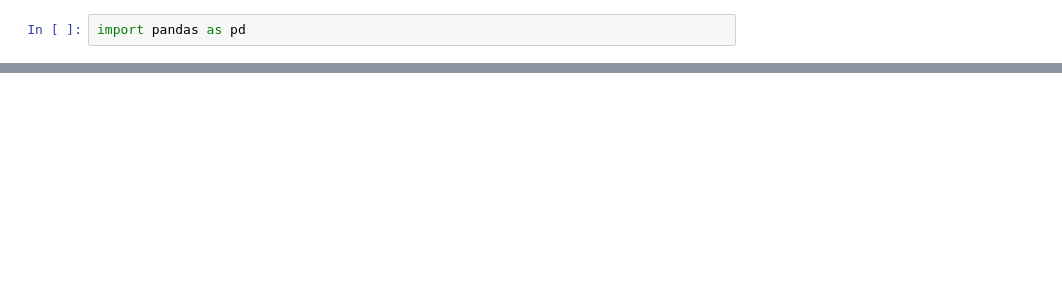
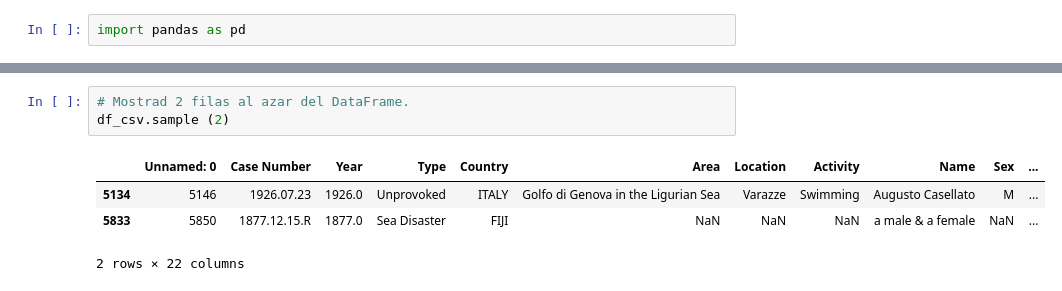
Before and after one commit to Adalab/DA-promoC-modulo-02-Marina-Lourdes-Ana, a Jupyter notebook: Pandas/03-pandas_3.ipynb, the cells around one changed output, grey strips where cells are left out. Saved outputs shown, nothing was run; the diff lists cells and outputs as text; blank space fills up the shorter version.

```diff
--- a/Pandas/03-pandas_3.ipynb
+++ b/Pandas/03-pandas_3.ipynb
@@ -53,0 +62,8 @@ df_csv.describe(include = 'object')
+# %%
+# Mostrad 2 filas al azar del DataFrame.
+df_csv.sample (2)
+# %% [output]
+|  | Unnamed: 0 | Case Number | Year | Type | Country | Area | Location | Activity | Name | Sex | ... |
+| 5134 | 5146 | 1926.07.23 | 1926.0 | Unprovoked | ITALY | Golfo di Genova in the Ligurian Sea | Varazze | Swimming | Augusto Casellato | M | ... |
+| 5833 | 5850 | 1877.12.15.R | 1877.0 | Sea Disaster | FIJI | NaN | NaN | NaN | a male & a female | NaN | ... |
+2 rows × 22 columns
```
Also changed, not shown: parts of 21 cells of this notebook.
